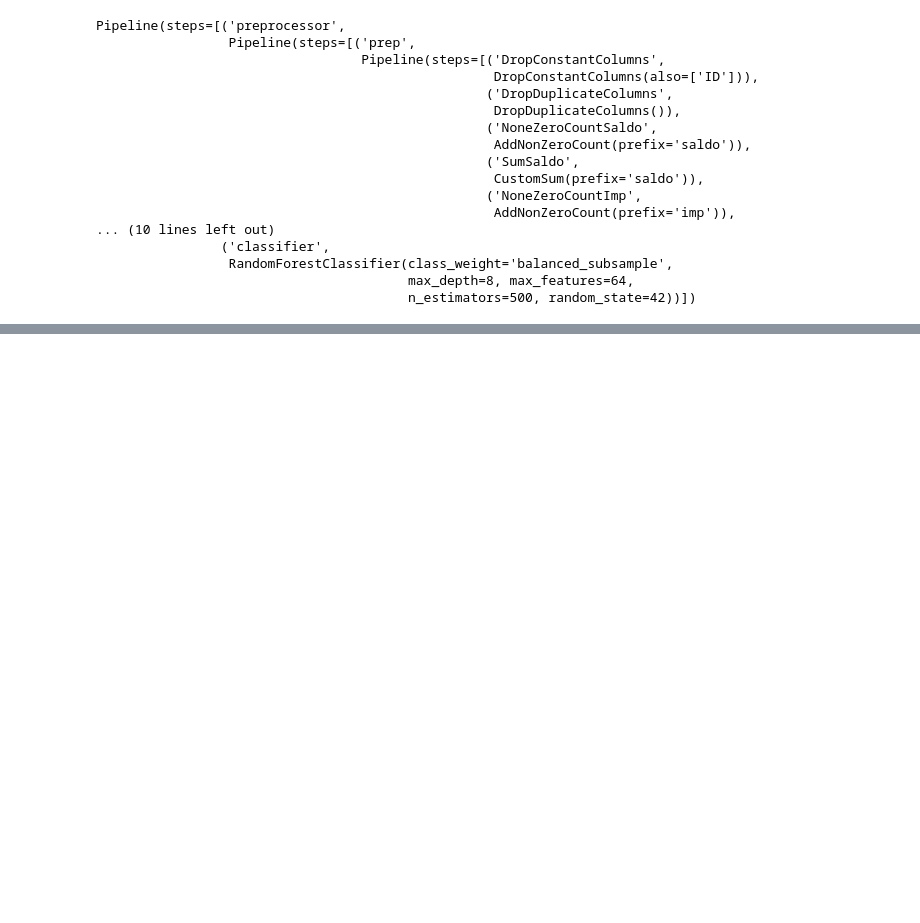
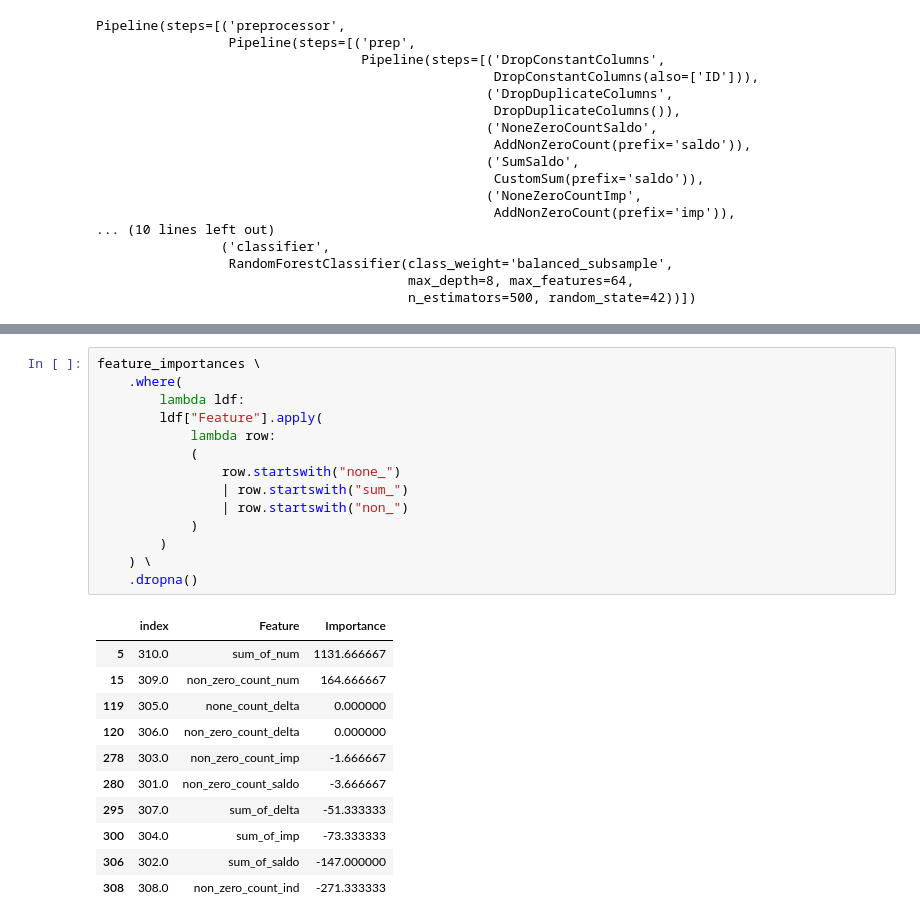
Before and after one commit to FelipeViacava/data-masters-case, a Jupyter notebook: 02-class.ipynb, the cells around one changed output, grey strips where cells are left out. Saved outputs shown, nothing was run; the diff lists cells and outputs as text; blank space fills up the shorter version.

```diff
--- a/02-class.ipynb
+++ b/02-class.ipynb
@@ -144,0 +228,26 @@ rf.classification_metrics
+# %%
+feature_importances \
+    .where(
+        lambda ldf:
+        ldf["Feature"].apply(
+            lambda row:
+            (
+                row.startswith("none_")
+                | row.startswith("sum_")
+                | row.startswith("non_")
+            )
+        )
+    ) \
+    .dropna()
+# %% [output]
+|  | index | Feature | Importance |
+| 5 | 310.0 | sum_of_num | 1131.666667 |
+| 15 | 309.0 | non_zero_count_num | 164.666667 |
+| 119 | 305.0 | none_count_delta | 0.000000 |
+| 120 | 306.0 | non_zero_count_delta | 0.000000 |
+| 278 | 303.0 | non_zero_count_imp | -1.666667 |
+| 280 | 301.0 | non_zero_count_saldo | -3.666667 |
+| 295 | 307.0 | sum_of_delta | -51.333333 |
+| 300 | 304.0 | sum_of_imp | -73.333333 |
+| 306 | 302.0 | sum_of_saldo | -147.000000 |
+| 308 | 308.0 | non_zero_count_ind | -271.333333 |
```
Also changed, not shown: parts of 11 cells of this notebook, 4 other files.
